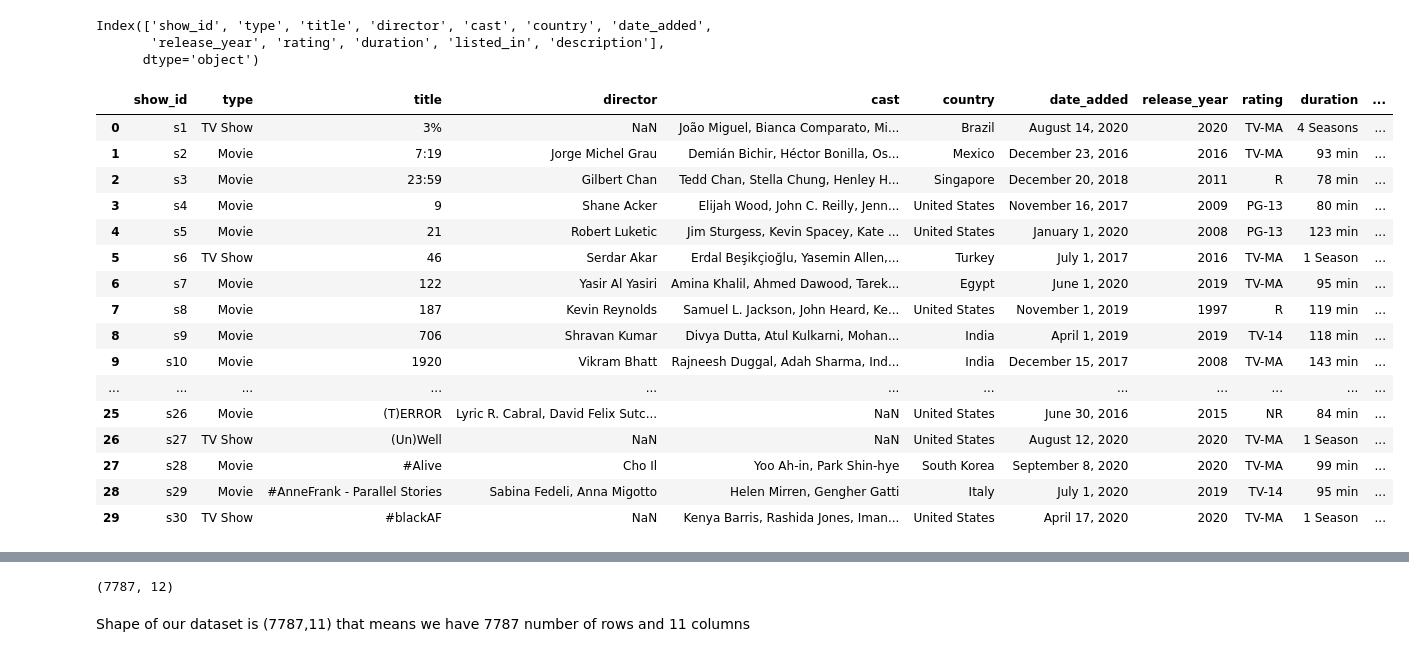
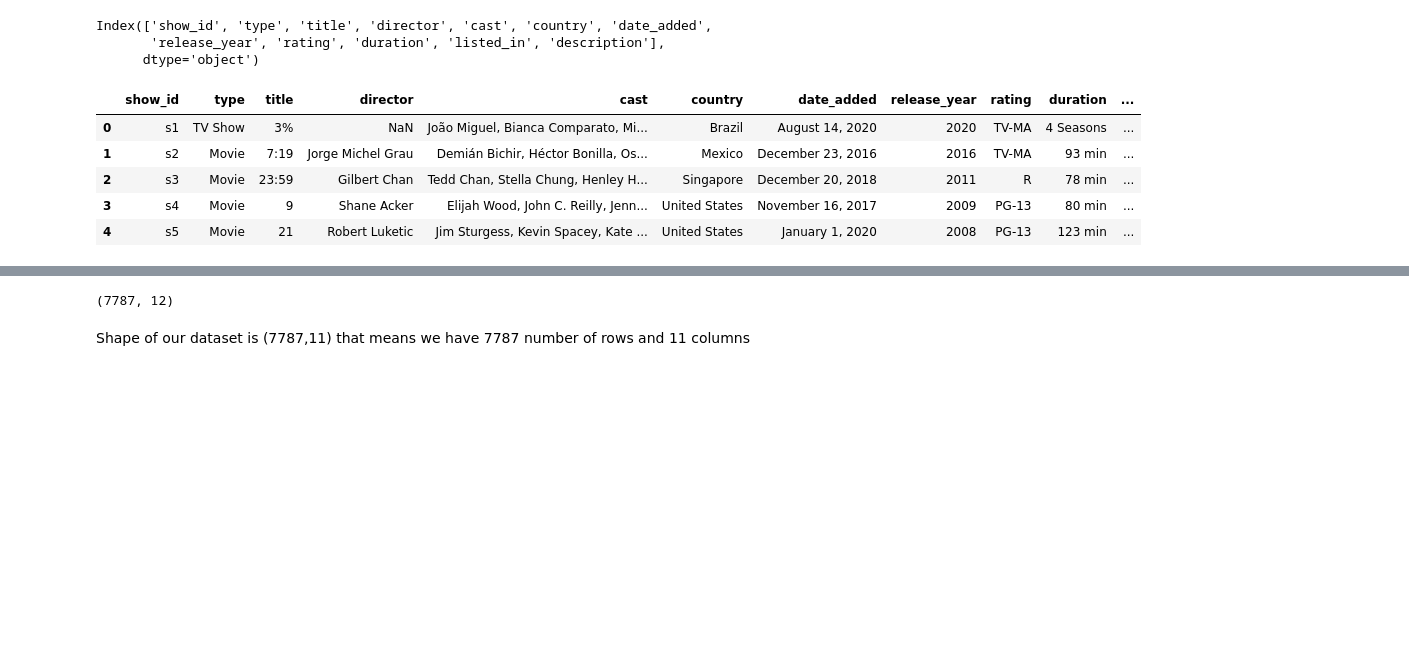
Before and after one commit to Ajinkya-dak/NETFLIX-MOVIES-AND-TV-SHOWS-CLUSTERING, a Jupyter notebook: NETFLIX_MOVIES_AND_TV_SHOWS_CLUSTERING.ipynb, the cells around one changed output, grey strips where cells are left out. Saved outputs shown, nothing was run; the diff lists cells and outputs as text; code cells hidden in the pictures; blank space fills up the shorter version.

```diff
--- a/NETFLIX_MOVIES_AND_TV_SHOWS_CLUSTERING.ipynb
+++ b/NETFLIX_MOVIES_AND_TV_SHOWS_CLUSTERING.ipynb
@@ -108,4 +110,4 @@ drive.mount('/content/drive')
 Drive already mounted at /content/drive; to attempt to forcibly remount, call drive.mount("/content/drive", force_remount=True).
 # %%
 #path to given CSV file
-path = "/content/drive/MyDrive/NETFLIX MOVIES AND TV SHOWS CLUSTERING/Copy of NETFLIX MOVIES AND TV SHOWS CLUSTERING.csv"
+path ="/content/drive/MyDrive/netflix/NETFLIX MOVIES AND TV SHOWS CLUSTERING.csv"
@@ -120,25 +123,14 @@ Index(['show_id', 'type', 'title', 'director', 'cast', 'country', 'date_added',
       dtype='object')
 # %%
 #top 5
-Net_df.head(30)
+Net_df.head()
 # %% [output]
 |  | show_id | type | title | director | cast | country | date_added | release_year | rating | duration | ... |
 | 0 | s1 | TV Show | 3% | NaN | João Miguel, Bianca Comparato, Mi... | Brazil | August 14, 2020 | 2020 | TV-MA | 4 Seasons | ... |
 | 1 | s2 | Movie | 7:19 | Jorge Michel Grau | Demián Bichir, Héctor Bonilla, Os... | Mexico | December 23, 2016 | 2016 | TV-MA | 93 min | ... |
 | 2 | s3 | Movie | 23:59 | Gilbert Chan | Tedd Chan, Stella Chung, Henley H... | Singapore | December 20, 2018 | 2011 | R | 78 min | ... |
 | 3 | s4 | Movie | 9 | Shane Acker | Elijah Wood, John C. Reilly, Jenn... | United States | November 16, 2017 | 2009 | PG-13 | 80 min | ... |
 | 4 | s5 | Movie | 21 | Robert Luketic | Jim Sturgess, Kevin Spacey, Kate ... | United States | January 1, 2020 | 2008 | PG-13 | 123 min | ... |
-| 5 | s6 | TV Show | 46 | Serdar Akar | Erdal Beşikçioğlu, Yasemin Allen,... | Turkey | July 1, 2017 | 2016 | TV-MA | 1 Season | ... |
-| 6 | s7 | Movie | 122 | Yasir Al Yasiri | Amina Khalil, Ahmed Dawood, Tarek... | Egypt | June 1, 2020 | 2019 | TV-MA | 95 min | ... |
-| 7 | s8 | Movie | 187 | Kevin Reynolds | Samuel L. Jackson, John Heard, Ke... | United States | November 1, 2019 | 1997 | R | 119 min | ... |
-| 8 | s9 | Movie | 706 | Shravan Kumar | Divya Dutta, Atul Kulkarni, Mohan... | India | April 1, 2019 | 2019 | TV-14 | 118 min | ... |
-| 9 | s10 | Movie | 1920 | Vikram Bhatt | Rajneesh Duggal, Adah Sharma, Ind... | India | December 15, 2017 | 2008 | TV-MA | 143 min | ... |
-| ... | ... | ... | ... | ... | ... | ... | ... | ... | ... | ... | ... |
-| 25 | s26 | Movie | (T)ERROR | Lyric R. Cabral, David Felix Sutc... | NaN | United States | June 30, 2016 | 2015 | NR | 84 min | ... |
-| 26 | s27 | TV Show | (Un)Well | NaN | NaN | United States | August 12, 2020 | 2020 | TV-MA | 1 Season | ... |
-| 27 | s28 | Movie | #Alive | Cho Il | Yoo Ah-in, Park Shin-hye | South Korea | September 8, 2020 | 2020 | TV-MA | 99 min | ... |
-| 28 | s29 | Movie | #AnneFrank - Parallel Stories | Sabina Fedeli, Anna Migotto | Helen Mirren, Gengher Gatti | Italy | July 1, 2020 | 2019 | TV-14 | 95 min | ... |
-| 29 | s30 | TV Show | #blackAF | NaN | Kenya Barris, Rashida Jones, Iman... | United States | April 17, 2020 | 2020 | TV-MA | 1 Season | ... |
 # %%
 #tail of data
 Net_df.tail(30)
@@ -160,10 +152,11 @@ Net_df.tail(30)
 | 7784 | s7785 | Movie | Zulu Man in Japan | NaN | Nasty C | NaN | September 25, 2020 | 2019 | TV-MA | 44 min | ... |
 | 7785 | s7786 | TV Show | Zumbo's Just Desserts | NaN | Adriano Zumbo, Rachel Khoo | Australia | October 31, 2020 | 2019 | TV-PG | 1 Season | ... |
 | 7786 | s7787 | Movie | ZZ TOP: THAT LITTLE OL' BAND FROM... | Sam Dunn | NaN | United Kingdom, Canada, United St... | March 1, 2020 | 2019 | TV-MA | 90 min | ... |
-# %%
-Net_df.shape
-# %% [output]
-(7787, 12)
+# %%
+#shape of dataframe
+Net_df.shape
+# %% [output]
+(7787, 12)
 # %% [markdown]
 Shape of our dataset is (7787,11) that means we have 7787 number of rows and 11 columns
 # %%
```
Also changed, not shown: parts of 98 cells of this notebook.
